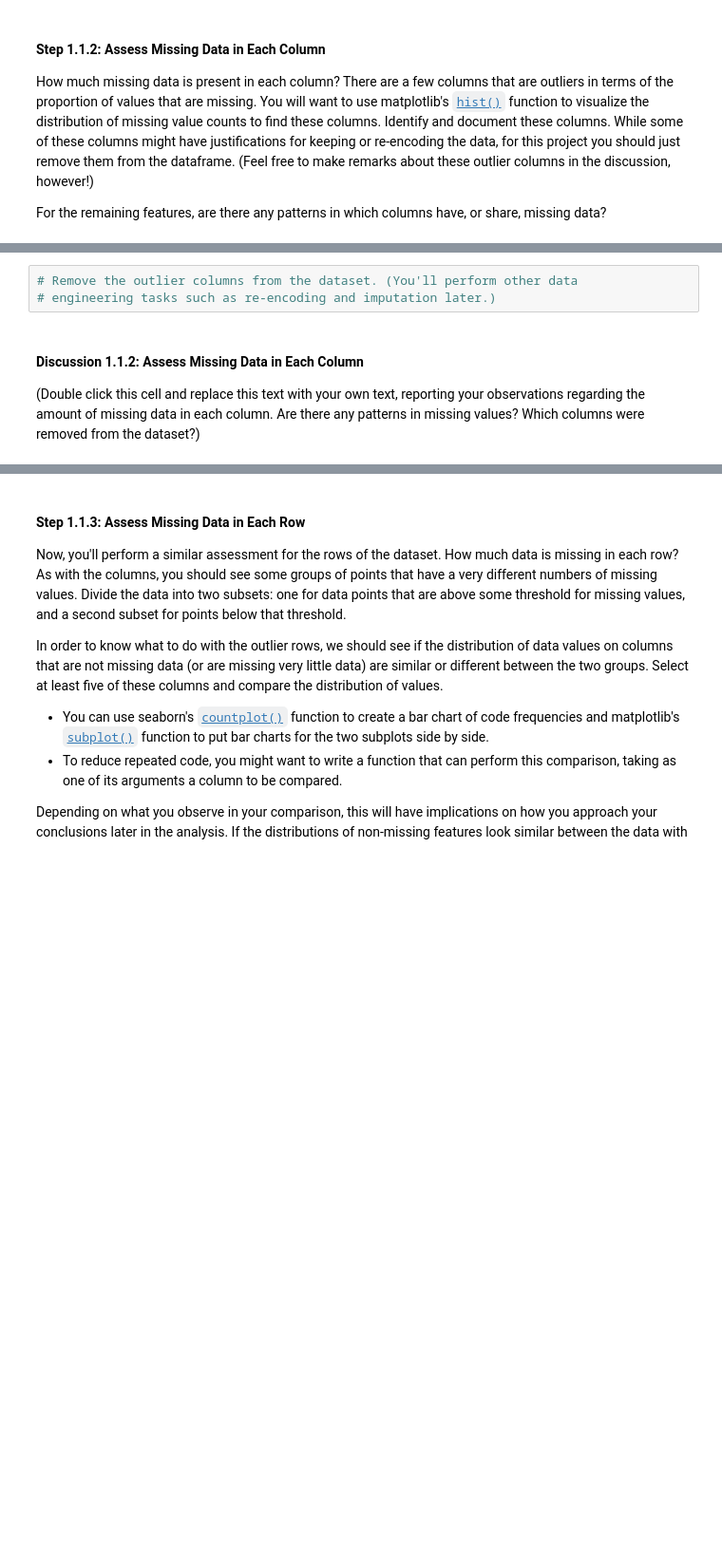
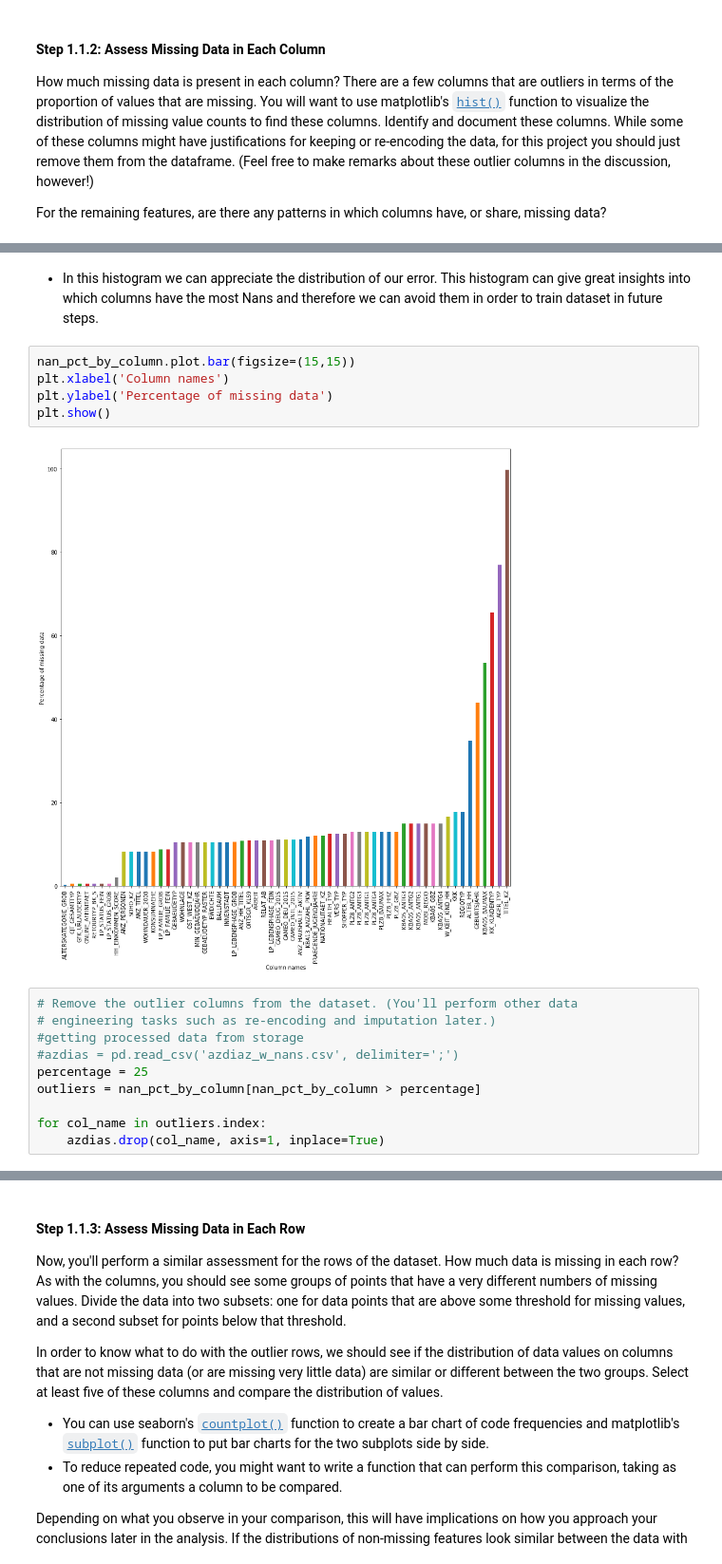
Before and after one commit to gmendozah/Creating-Customer-Segments-with-Arvato, a Jupyter notebook: Identify_Customer_Segments.ipynb, the cells around one changed output, grey strips where cells are left out. Shown at 95% size. Cells and saved outputs as stored; diff of their text form; blank space fills up the shorter version.

```diff
--- a/Identify_Customer_Segments.ipynb
+++ b/Identify_Customer_Segments.ipynb
@@ -76,7 +213,19 @@ For the remaining features, are there any patterns in which columns have, or sha
+# %% [markdown]
+- In this histogram we can appreciate the distribution of our error. This histogram can give great insights into which columns have the most Nans and therefore we can avoid them in order to train dataset in future steps.
+# %%
+nan_pct_by_column.plot.bar(figsize=(15,15))
+plt.xlabel('Column names')
+plt.ylabel('Percentage of missing data')
+plt.show()
+# %% [output]
+[figure, added]
 # %%
 # Remove the outlier columns from the dataset. (You'll perform other data
 # engineering tasks such as re-encoding and imputation later.)
+#getting processed data from storage
+#azdias = pd.read_csv('azdiaz_w_nans.csv', delimiter=';')
+percentage = 25
+outliers = nan_pct_by_column[nan_pct_by_column > percentage]
+
+for col_name in outliers.index:
+    azdias.drop(col_name, axis=1, inplace=True)
-# %% [markdown]
-#### Discussion 1.1.2: Assess Missing Data in Each Column
-
-(Double click this cell and replace this text with your own text, reporting your observations regarding the amount of missing data in each column. Are there any patterns in missing values? Which columns were removed from the dataset?)
```
Also changed, not shown: parts of 99 cells of this notebook.
